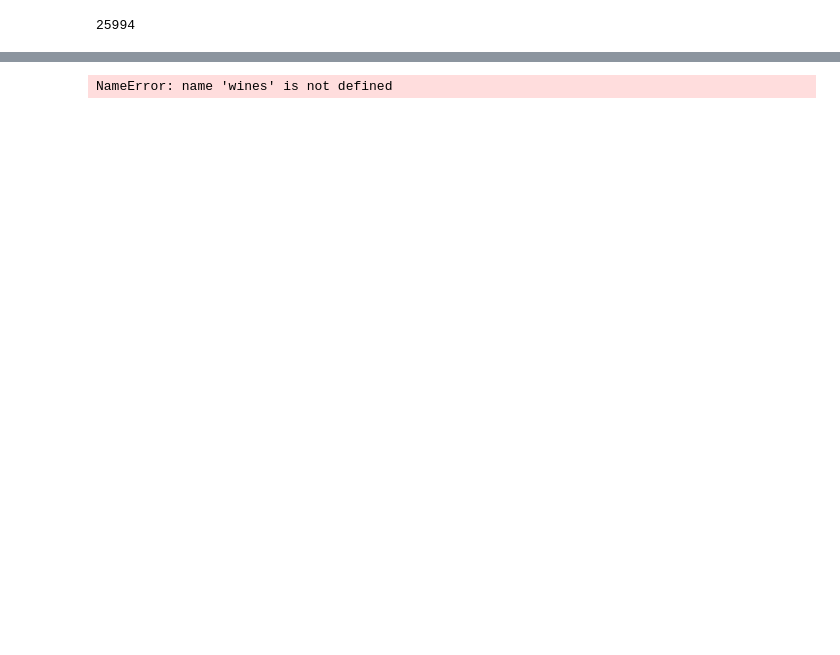
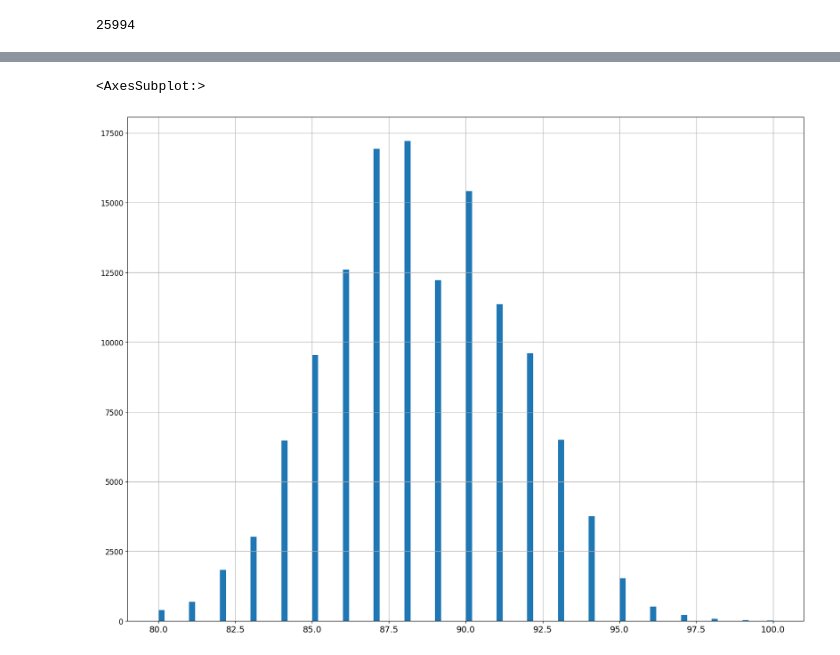
Before and after one commit to lascha212/F21DL, a Jupyter notebook: machine-learning/p1.ipynb, the cells around one changed output, grey strips where cells are left out. Drawn from its saved outputs; the diff is of its cells as text; code cells hidden in the pictures; blank space fills up the shorter version.

```diff
--- a/machine-learning/p1.ipynb
+++ b/machine-learning/p1.ipynb
@@ -169,4 +175,5 @@ test_set.head()
-# %%
-wines['price']
-# %% [output]
-NameError: name 'wines' is not defined
+# %%
+wines['points'].hist(bins=100, figsize=(20, 15))
+# %% [output]
+<AxesSubplot:>
+[figure, added]
```
Also changed, not shown: parts of 14 cells of this notebook.
